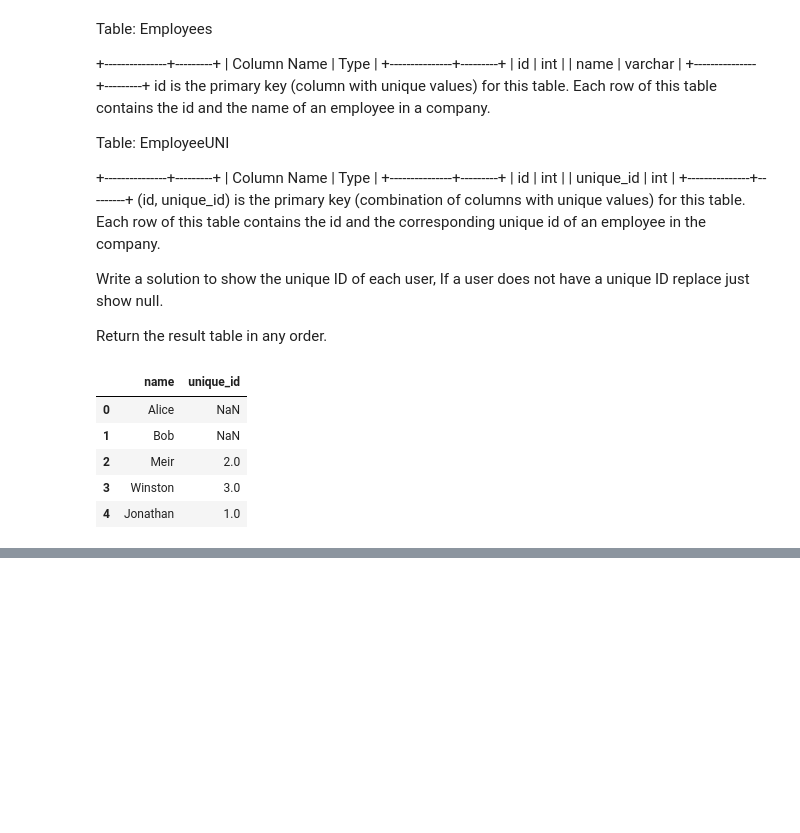
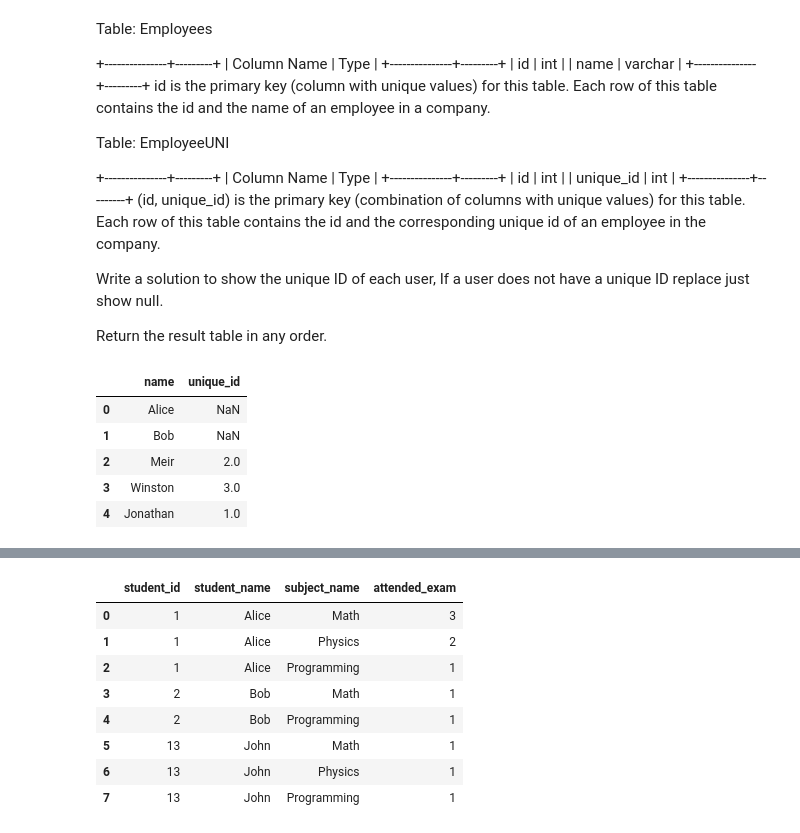
Before and after one commit to ake369/python_tutorial, a Jupyter notebook: notebooks/python_challenges.ipynb, the cells around one changed output, grey strips where cells are left out. Cells and saved outputs as stored; diff of their text form; code cells hidden in the pictures; blank space fills up the shorter version.

```diff
--- a/notebooks/python_challenges.ipynb
+++ b/notebooks/python_challenges.ipynb
@@ -1467,0 +1506,12 @@ data_un
+# %%
+result
+# %% [output]
+|  | student_id | student_name | subject_name | attended_exam |
+| 0 | 1 | Alice | Math | 3 |
+| 1 | 1 | Alice | Physics | 2 |
+| 2 | 1 | Alice | Programming | 1 |
+| 3 | 2 | Bob | Math | 1 |
+| 4 | 2 | Bob | Programming | 1 |
+| 5 | 13 | John | Math | 1 |
+| 6 | 13 | John | Physics | 1 |
+| 7 | 13 | John | Programming | 1 |
```
Also changed, not shown: parts of 4 cells of this notebook.
